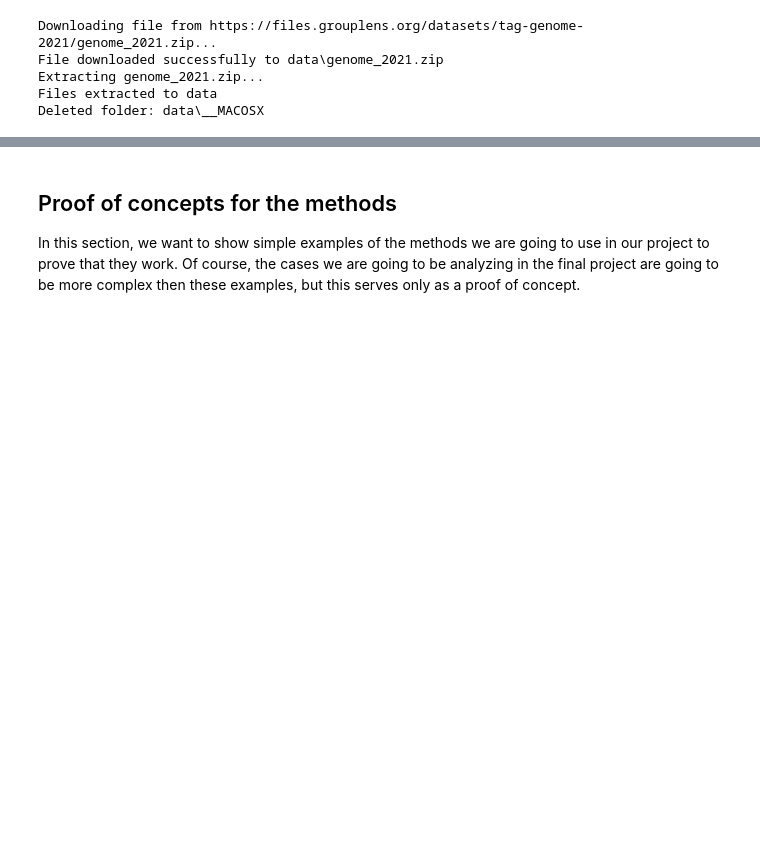
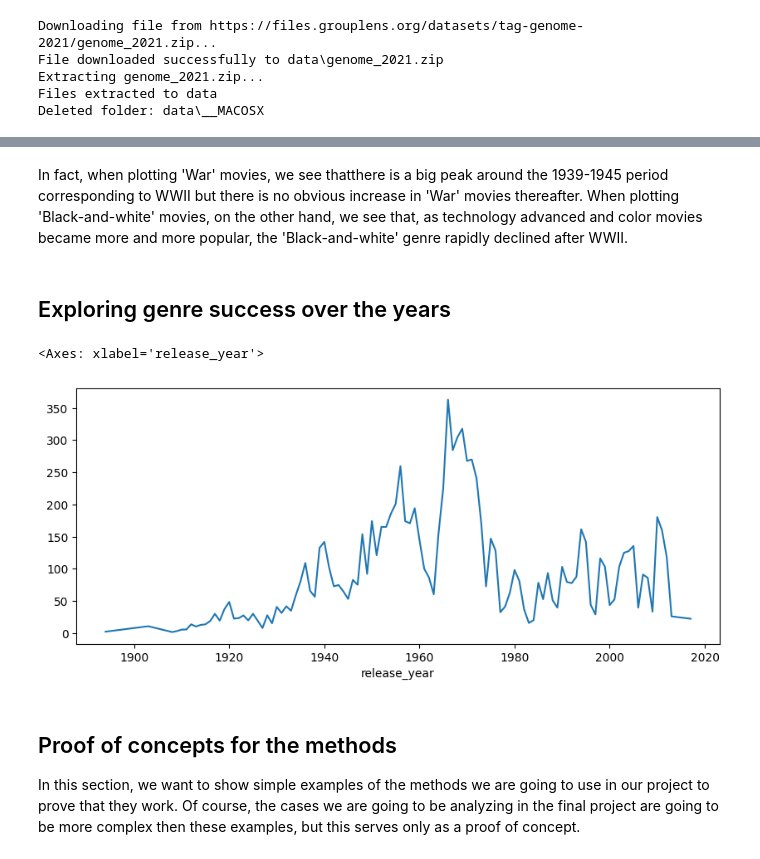
Before and after one commit to epfl-ada/ada-2024-project-gear5, a Jupyter notebook: results.ipynb, the cells around one changed output, grey strips where cells are left out. Saved outputs shown, nothing was run; the diff lists cells and outputs as text; code cells hidden in the pictures; blank space fills up the shorter version.

```diff
--- a/results.ipynb
+++ b/results.ipynb
@@ -327,3 +191,14 @@ merged_reviews
+# %% [markdown]
+In fact, when plotting 'War' movies, we see thatthere is a big peak around the 1939-1945 period corresponding to WWII but there is no obvious increase in 'War' movies thereafter.
+When plotting 'Black-and-white' movies, on the other hand, we see that, as technology advanced and color movies became more and more popular, the 'Black-and-white' genre rapidly declined after WWII.
+# %% [markdown]
+## Exploring genre success over the years
+# %%
+filtered_df = combined_df[combined_df['genres_all'].apply(lambda genres: 'Western' in genres)]
+filtered_df.groupby('release_year')['popularity'].sum().plot(kind='line', figsize=(10, 4))
+# %% [output]
+<Axes: xlabel='release_year'>
+[figure, added]
 # %% [markdown]
 ## Proof of concepts for the methods
 
```
Also changed, not shown: parts of 42 cells of this notebook, 6 other files.
